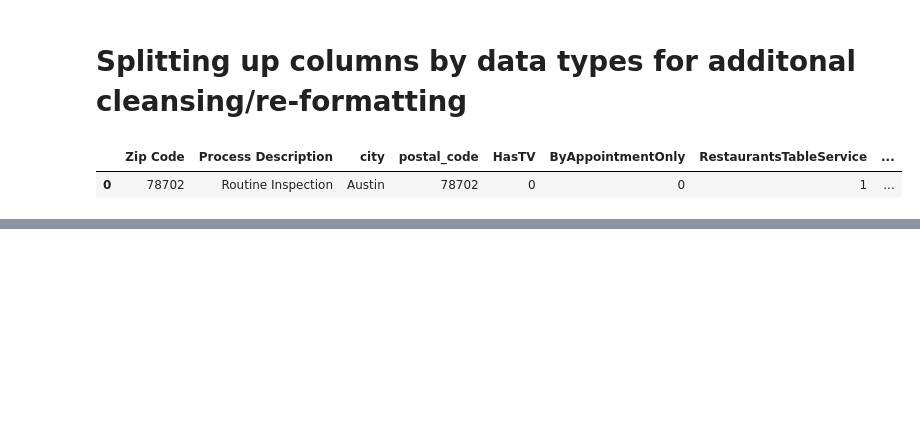
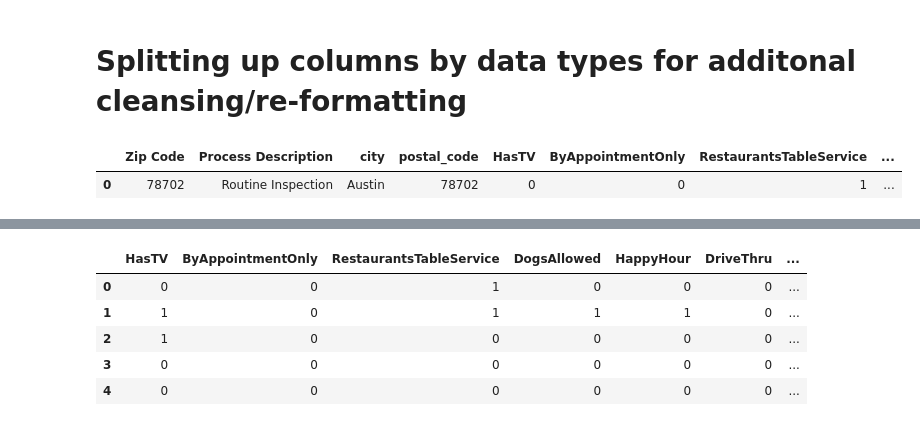
Before and after one commit to ellerybledsoe/Springboard, a Jupyter notebook: Austin Restaurant Inspections_Data Wrangling.ipynb, the cells around one changed output, grey strips where cells are left out. Drawn from its saved outputs; the diff is of its cells as text; code cells hidden in the pictures; blank space fills up the shorter version.

```diff
--- a/Austin Restaurant Inspections_Data Wrangling.ipynb
+++ b/Austin Restaurant Inspections_Data Wrangling.ipynb
@@ -947,0 +799,8 @@ variables ideas:
+# %%
+inspections_reviews_merge = inspections_reviews_merge.replace(True, 1)
+inspections_reviews_merge = inspections_reviews_merge.replace(False, 0)
+inspections_reviews_merge = inspections_reviews_merge.replace('True', 1)
+inspections_reviews_merge = inspections_reviews_merge.replace('False', 0)
+inspections_reviews_merge = inspections_reviews_merge.replace('None', 0)
+inspections_reviews_merge = inspections_reviews_merge.replace(np.nan, 0)
+#inspections_reviews_merge[categorical].head()
@@ -947,0 +816,14 @@ variables ideas:
+# %%
+# dropping dummied columns
+
+inspections_reviews_merge0 = inspections_reviews_merge[categorical].copy()
+del inspections_reviews_merge0['Zip Code']
+del inspections_reviews_merge0['Process Description']
+del inspections_reviews_merge0['city']
+del inspections_reviews_merge0['postal_code']
+del inspections_reviews_merge0['Alcohol']
+del inspections_reviews_merge0['WiFi']
+del inspections_reviews_merge0['RestaurantsAttire']
+del inspections_reviews_merge0['NoiseLevel']
+del inspections_reviews_merge0['Smoking']
+inspections_reviews_merge0 = inspections_reviews_merge0.reset_index(drop=True)
@@ -947,0 +835,5 @@ variables ideas:
+# %%
+inspections_reviews_merge1 = pd.concat([inspections_reviews_merge0,yelp_dummies.reset_index(drop=True),yelp_unpacked.reset_index(drop=True)],axis=1)
+#inspections_reviews_merge1.info()
+print(inspections_reviews_merge1.shape)
+inspections_reviews_merge1.head(1)
@@ -947,0 +847,10 @@ variables ideas:
+# %%
+# modifying letter_grade column to produce pass/fail yvar
+
+# move this to appropriate functions directory
+# and call function from there
+
+def column_value_flag(row):
+    if row['letter_grade'] == 'F':
+        return 1
+    return 0
@@ -947,0 +872,12 @@ variables ideas:
+# %%
+inspections_reviews_merge1['letter_grade'] = inspections_reviews_merge['letter_grade'].values
+inspections_reviews_merge1['pass_fail_flag'] = inspections_reviews_merge1.apply (lambda row: column_value_flag(row), axis=1)
+inspections_reviews_merge1['Inspection Date'] = inspections_reviews_merge['Inspection Date'].values
+inspections_reviews_merge1.head()
+# %% [output]
+|  | HasTV | ByAppointmentOnly | RestaurantsTableService | DogsAllowed | HappyHour | DriveThru | ... |
+| 0 | 0 | 0 | 1 | 0 | 0 | 0 | ... |
+| 1 | 1 | 0 | 1 | 1 | 1 | 0 | ... |
+| 2 | 1 | 0 | 0 | 0 | 0 | 0 | ... |
+| 3 | 0 | 0 | 0 | 0 | 0 | 0 | ... |
+| 4 | 0 | 0 | 0 | 0 | 0 | 0 | ... |
```
Also changed, not shown: parts of 42 cells of this notebook.
